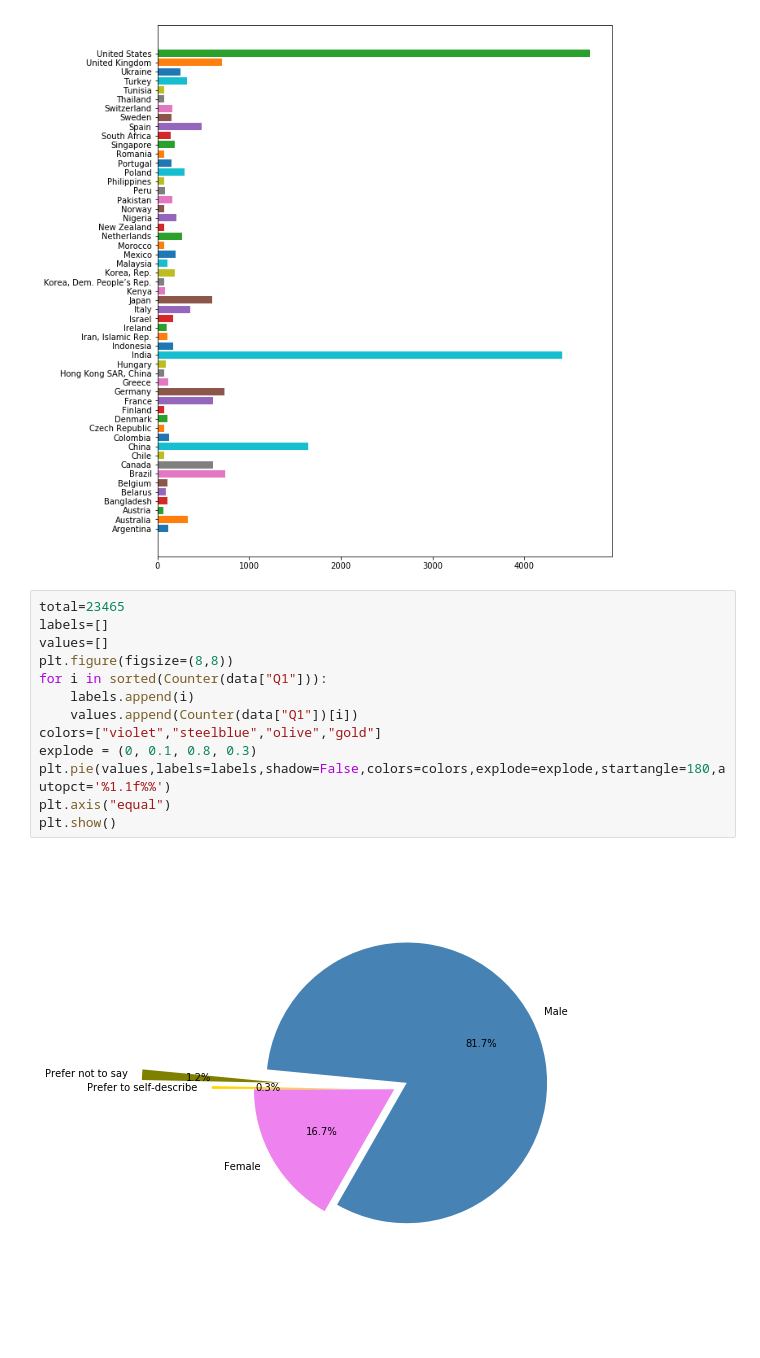
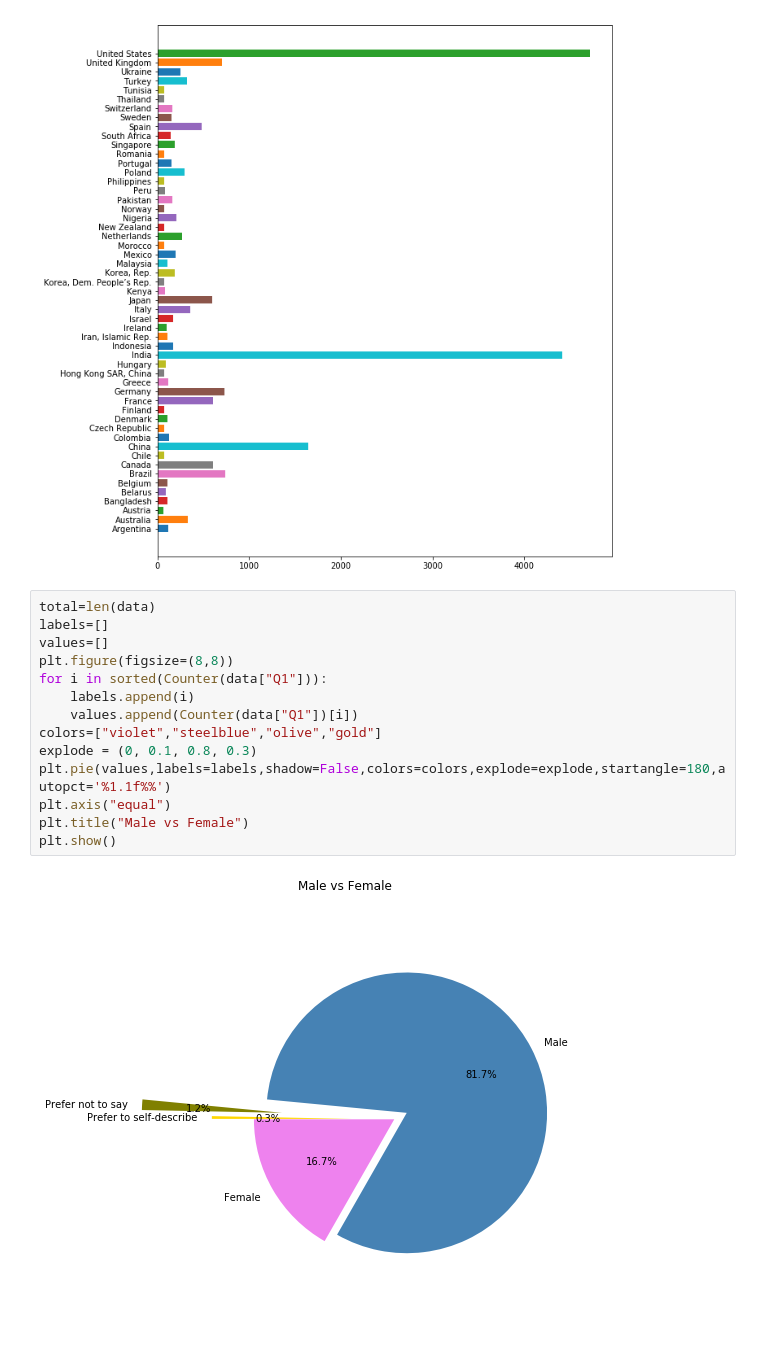
Before and after one commit to JoseMontanaC/JoseAlejandroMontana_Final, a Jupyter notebook: JoseAlejandroMontana_Final.ipynb, the cells around one changed output. Saved outputs shown, nothing was run; the diff lists cells and outputs as text.

```diff
--- a/JoseAlejandroMontana_Final.ipynb
+++ b/JoseAlejandroMontana_Final.ipynb
@@ -29,17 +29,18 @@ plt.show()
 # %% [output]
 [figure]
 # %%
-total=23465
+total=len(data)
 labels=[]
 values=[]
 plt.figure(figsize=(8,8))
 for i in sorted(Counter(data["Q1"])):
     labels.append(i)
     values.append(Counter(data["Q1"])[i])
 colors=["violet","steelblue","olive","gold"]
 explode = (0, 0.1, 0.8, 0.3)
 plt.pie(values,labels=labels,shadow=False,colors=colors,explode=explode,startangle=180,autopct='%1.1f%%')
 plt.axis("equal")
+plt.title("Male vs Female")
 plt.show()
 # %% [output]
-[figure, old version]
+[figure, new version]
```
Also changed, not shown: parts of 6 cells of this notebook.
